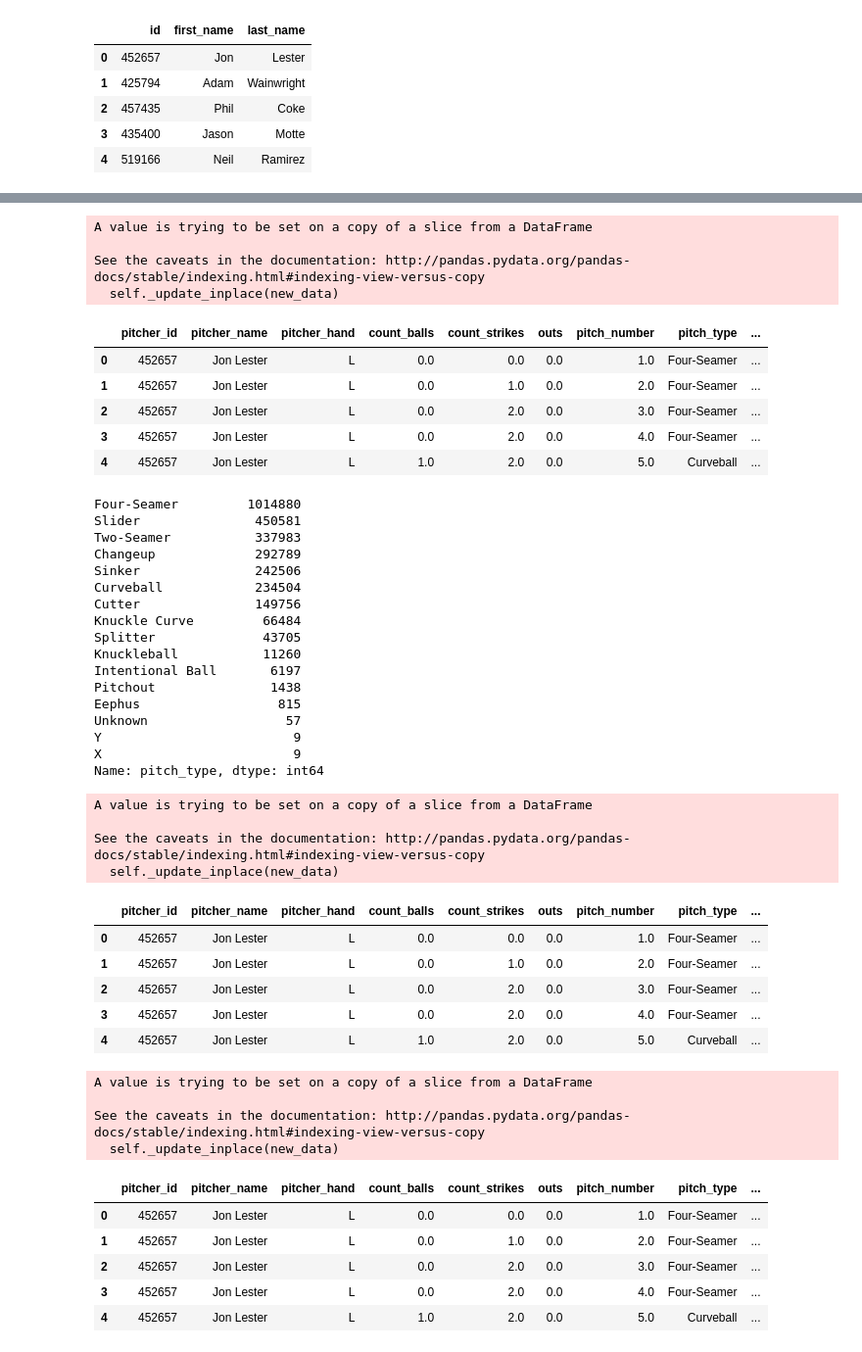
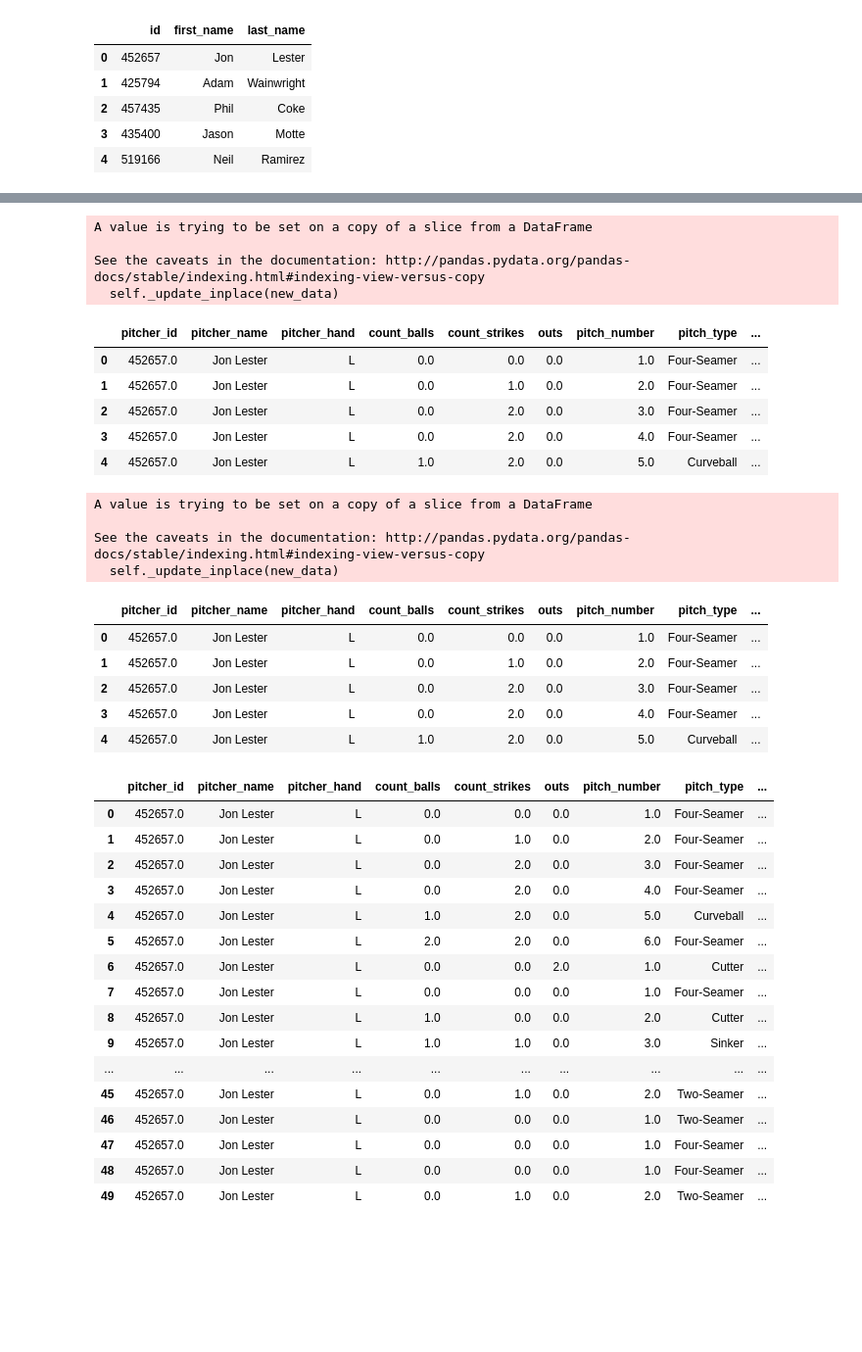
Before and after one commit to parkplace10/MLB_pitcher_analysis, a Jupyter notebook: pitch_analysis.ipynb, the cells around one changed output, grey strips where cells are left out. Shown: that part at 98% size. Cells and saved outputs as stored; diff of their text form; code cells hidden in the pictures; blank space fills up the shorter version.

```diff
--- a/pitch_analysis.ipynb
+++ b/pitch_analysis.ipynb
@@ -3,5 +7,5 @@ import pandas as pd
 # %%
-pitch_file = "pitches.csv"
+pitch_file = "data/pitches.csv"
 pitch_df = pd.read_csv(pitch_file)
 pitch_df.head()
 # %% [output]
@@ -14,6 +18,6 @@ pitch_df.head()
 5 rows × 39 columns
 # %%
-atbat_file = "atbats.csv"
+atbat_file = "data/atbats.csv"
 atbat_df = pd.read_csv(atbat_file)
 atbat_df.head()
 # %% [output]
@@ -24,7 +28,7 @@ atbat_df.head()
 | 3 | 2015000004 | 425509 | Strikeout | 201500001 | 1 | 2 | 0 | L | 452657 | R | ... |
 | 4 | 2015000005 | 571431 | Strikeout | 201500001 | 1 | 3 | 0 | L | 452657 | L | ... |
 # %%
-game_file = "games.csv"
+game_file = "data/games.csv"
 game_df = pd.read_csv(game_file)
 game_df.head()
 # %% [output]
@@ -35,7 +39,7 @@ game_df.head()
 | 3 | 31042 | 6 | bal | 2015-04-06 | 181 | 201500004 | 2 | tba | ... |
 | 4 | 45549 | 8 | bos | 2015-04-06 | 181 | 201500005 | 0 | phi | ... |
 # %%
-player_file = "player_names.csv"
+player_file = "data/player_names.csv"
 player_df = pd.read_csv(player_file)
 player_df.head()
 # %% [output]
@@ -211,31 +215,11 @@ A value is trying to be set on a copy of a slice from a DataFrame
 See the caveats in the documentation: http://pandas.pydata.org/pandas-docs/stable/indexing.html#indexing-view-versus-copy
   self._update_inplace(new_data)
 |  | pitcher_id | pitcher_name | pitcher_hand | count_balls | count_strikes | outs | pitch_number | pitch_type | ... |
-| 0 | 452657 | Jon Lester | L | 0.0 | 0.0 | 0.0 | 1.0 | Four-Seamer | ... |
-| 1 | 452657 | Jon Lester | L | 0.0 | 1.0 | 0.0 | 2.0 | Four-Seamer | ... |
-| 2 | 452657 | Jon Lester | L | 0.0 | 2.0 | 0.0 | 3.0 | Four-Seamer | ... |
-| 3 | 452657 | Jon Lester | L | 0.0 | 2.0 | 0.0 | 4.0 | Four-Seamer | ... |
-| 4 | 452657 | Jon Lester | L | 1.0 | 2.0 | 0.0 | 5.0 | Curveball | ... |
+| 0 | 452657.0 | Jon Lester | L | 0.0 | 0.0 | 0.0 | 1.0 | Four-Seamer | ... |
+| 1 | 452657.0 | Jon Lester | L | 0.0 | 1.0 | 0.0 | 2.0 | Four-Seamer | ... |
+| 2 | 452657.0 | Jon Lester | L | 0.0 | 2.0 | 0.0 | 3.0 | Four-Seamer | ... |
+| 3 | 452657.0 | Jon Lester | L | 0.0 | 2.0 | 0.0 | 4.0 | Four-Seamer | ... |
+| 4 | 452657.0 | Jon Lester | L | 1.0 | 2.0 | 0.0 | 5.0 | Curveball | ... |
-# %%
-clean_df['pitch_type'].value_counts()
-# %% [output]
-Four-Seamer         1014880
-Slider               450581
-Two-Seamer           337983
-Changeup             292789
-Sinker               242506
-Curveball            234504
-Cutter               149756
-Knuckle Curve         66484
-Splitter              43705
-Knuckleball           11260
-Intentional Ball       6197
-Pitchout               1438
-Eephus                  815
-Unknown                  57
-Y                         9
-X                         9
-Name: pitch_type, dtype: int64
 # %%
 clean_df['pitch_result'].replace('B', 'Ball', inplace=True)
 clean_df['pitch_result'].replace('S', 'Swinging Strike', inplace=True)
@@ -247,43 +231,50 @@ A value is trying to be set on a copy of a slice from a DataFrame
 See the caveats in the documentation: http://pandas.pydata.org/pandas-docs/stable/indexing.html#indexing-view-versus-copy
   self._update_inplace(new_data)
 |  | pitcher_id | pitcher_name | pitcher_hand | count_balls | count_strikes | outs | pitch_number | pitch_type | ... |
-| 0 | 452657 | Jon Lester | L | 0.0 | 0.0 | 0.0 | 1.0 | Four-Seamer | ... |
-| 1 | 452657 | Jon Lester | L | 0.0 | 1.0 | 0.0 | 2.0 | Four-Seamer | ... |
-| 2 | 452657 | Jon Lester | L | 0.0 | 2.0 | 0.0 | 3.0 | Four-Seamer | ... |
-| 3 | 452657 | Jon Lester | L | 0.0 | 2.0 | 0.0 | 4.0 | Four-Seamer | ... |
-| 4 | 452657 | Jon Lester | L | 1.0 | 2.0 | 0.0 | 5.0 | Curveball | ... |
+| 0 | 452657.0 | Jon Lester | L | 0.0 | 0.0 | 0.0 | 1.0 | Four-Seamer | ... |
+| 1 | 452657.0 | Jon Lester | L | 0.0 | 1.0 | 0.0 | 2.0 | Four-Seamer | ... |
+| 2 | 452657.0 | Jon Lester | L | 0.0 | 2.0 | 0.0 | 3.0 | Four-Seamer | ... |
+| 3 | 452657.0 | Jon Lester | L | 0.0 | 2.0 | 0.0 | 4.0 | Four-Seamer | ... |
+| 4 | 452657.0 | Jon Lester | L | 1.0 | 2.0 | 0.0 | 5.0 | Curveball | ... |
 # %%
 clean_df['pitch_result_subcat'].replace('B', 'Ball', inplace=True)
 clean_df['pitch_result_subcat'].replace('*B', 'Ball', inplace=True)
 clean_df['pitch_result_subcat'].replace('C', 'Called Strike', inplace=True)
 clean_df['pitch_result_subcat'].replace('D', 'In Play, No Out', inplace=True)
 clean_df['pitch_result_subcat'].replace('E', 'In Play, Runs', inplace=True)
 clean_df['pitch_result_subcat'].replace('F', 'Foul Ball', inplace=True)
 clean_df['pitch_result_subcat'].replace('H', 'Hit By Pitch', inplace=True)
 clean_df['pitch_result_subcat'].replace('I', 'Intentional Ball', inplace=True)
 clean_df['pitch_result_subcat'].replace('L', 'Foul Bunt', inplace=True)
 clean_df['pitch_result_subcat'].replace('M', 'Missed Bunt', inplace=True)
 clean_df['pitch_result_subcat'].replace('P', 'Pitchout', inplace=True)
 clean_df['pitch_result_subcat'].replace('Q', 'Swinging Pitchout', inplace=True)
 clean_df['pitch_result_subcat'].replace('R', 'Foul Pitchout', inplace=True)
 clean_df['pitch_result_subcat'].replace('S', 'Swinging Strike', inplace=True)
 clean_df['pitch_result_subcat'].replace('T', 'Foul Tip', inplace=True)
 clean_df['pitch_result_subcat'].replace('W', 'Swinging Strike', inplace=True)
 clean_df['pitch_result_subcat'].replace('X', 'In Play, Out', inplace=True)
 clean_df['pitch_result_subcat'].replace('V', 'V', inplace=True)
 clean_df['pitch_result_subcat'].replace('Z', 'Z', inplace=True)
-clean_df.head()
+clean_df.head(50)
 # %% [output]
-A value is trying to be set on a copy of a slice from a DataFrame
-
-See the caveats in the documentation: http://pandas.pydata.org/pandas-docs/stable/indexing.html#indexing-view-versus-copy
-  self._update_inplace(new_data)
 |  | pitcher_id | pitcher_name | pitcher_hand | count_balls | count_strikes | outs | pitch_number | pitch_type | ... |
-| 0 | 452657 | Jon Lester | L | 0.0 | 0.0 | 0.0 | 1.0 | Four-Seamer | ... |
-| 1 | 452657 | Jon Lester | L | 0.0 | 1.0 | 0.0 | 2.0 | Four-Seamer | ... |
-| 2 | 452657 | Jon Lester | L | 0.0 | 2.0 | 0.0 | 3.0 | Four-Seamer | ... |
-| 3 | 452657 | Jon Lester | L | 0.0 | 2.0 | 0.0 | 4.0 | Four-Seamer | ... |
-| 4 | 452657 | Jon Lester | L | 1.0 | 2.0 | 0.0 | 5.0 | Curveball | ... |
+| 0 | 452657.0 | Jon Lester | L | 0.0 | 0.0 | 0.0 | 1.0 | Four-Seamer | ... |
+| 1 | 452657.0 | Jon Lester | L | 0.0 | 1.0 | 0.0 | 2.0 | Four-Seamer | ... |
+| 2 | 452657.0 | Jon Lester | L | 0.0 | 2.0 | 0.0 | 3.0 | Four-Seamer | ... |
+| 3 | 452657.0 | Jon Lester | L | 0.0 | 2.0 | 0.0 | 4.0 | Four-Seamer | ... |
+| 4 | 452657.0 | Jon Lester | L | 1.0 | 2.0 | 0.0 | 5.0 | Curveball | ... |
+| 5 | 452657.0 | Jon Lester | L | 2.0 | 2.0 | 0.0 | 6.0 | Four-Seamer | ... |
+| 6 | 452657.0 | Jon Lester | L | 0.0 | 0.0 | 2.0 | 1.0 | Cutter | ... |
+| 7 | 452657.0 | Jon Lester | L | 0.0 | 0.0 | 0.0 | 1.0 | Four-Seamer | ... |
+| 8 | 452657.0 | Jon Lester | L | 1.0 | 0.0 | 0.0 | 2.0 | Cutter | ... |
+| 9 | 452657.0 | Jon Lester | L | 1.0 | 1.0 | 0.0 | 3.0 | Sinker | ... |
+| ... | ... | ... | ... | ... | ... | ... | ... | ... | ... |
+| 45 | 452657.0 | Jon Lester | L | 0.0 | 1.0 | 0.0 | 2.0 | Two-Seamer | ... |
+| 46 | 452657.0 | Jon Lester | L | 0.0 | 0.0 | 0.0 | 1.0 | Two-Seamer | ... |
+| 47 | 452657.0 | Jon Lester | L | 0.0 | 0.0 | 0.0 | 1.0 | Four-Seamer | ... |
+| 48 | 452657.0 | Jon Lester | L | 0.0 | 0.0 | 0.0 | 1.0 | Four-Seamer | ... |
+| 49 | 452657.0 | Jon Lester | L | 0.0 | 1.0 | 0.0 | 2.0 | Two-Seamer | ... |
 # %%
 clean_df = clean_df[clean_df.pitch_type != 'X']
 clean_df = clean_df[clean_df.pitch_type != 'Y']
```
Also changed, not shown: parts of 19 cells of this notebook.
